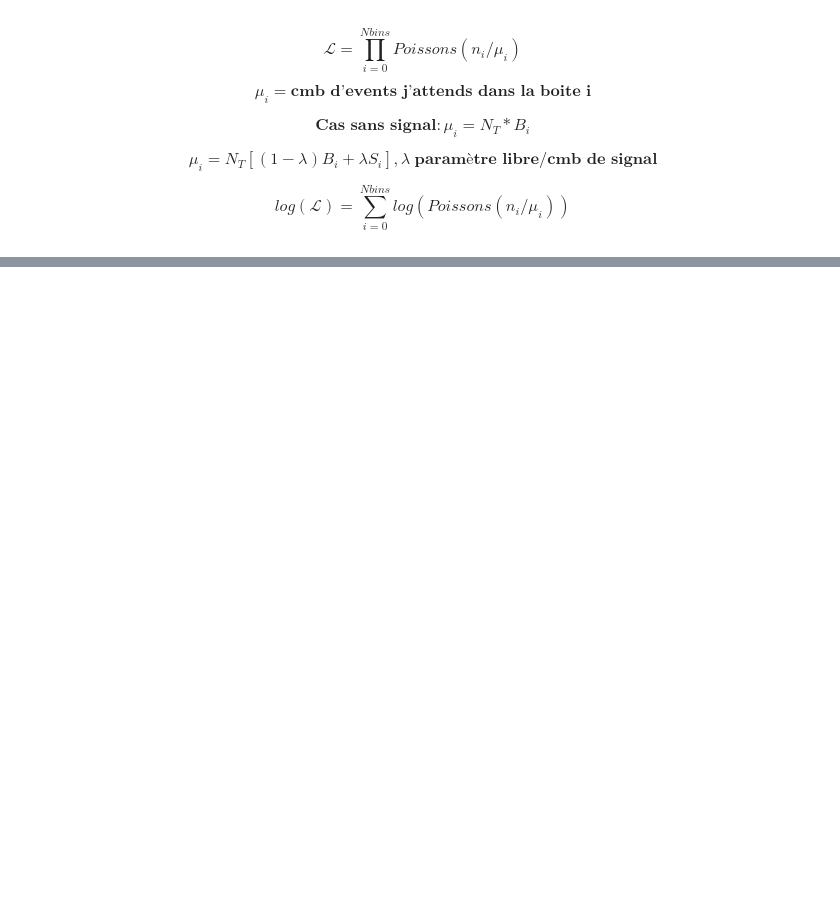
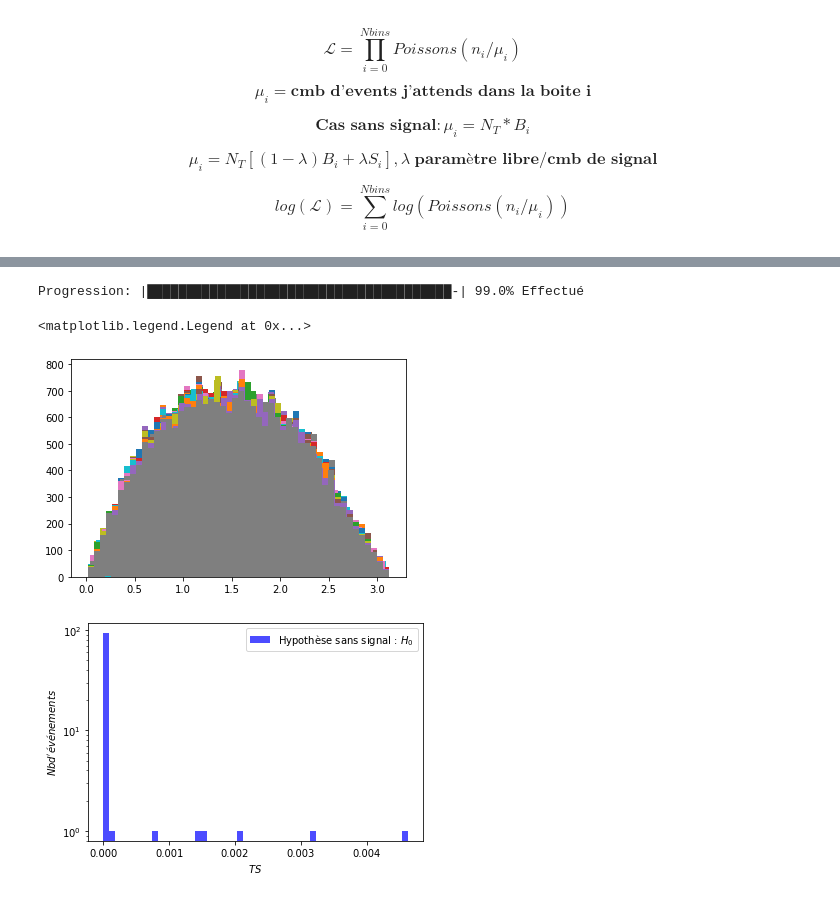
Before and after one commit to danaevld/Astroparticles, a Jupyter notebook: Stage_astroparticules.ipynb, the cells around one changed output, grey strips where cells are left out. Saved outputs shown, nothing was run; the diff lists cells and outputs as text; code cells hidden in the pictures; blank space fills up the shorter version.

```diff
--- a/Stage_astroparticules.ipynb
+++ b/Stage_astroparticules.ipynb
@@ -165,6 +179,15 @@ signal : 59543399
  backgnd : 22190
 # %% [markdown]
 $$ \textbf{Psi_test avec données} $$
+# %%
+def data(n, bg, signal, w):
+    Nb = int(n*len(bg))
+    Ns = int((1-n)*len(bg))
+    frac_bg = np.random.choice(bg, Nb)
+    frac_s = np.random.choice(signal, Ns, p = w/(np.sum(w)))
+    data = np.concatenate((frac_bg,frac_s), axis = None)
+    psi_test = plt.hist(data, bins = 50)
+    return psi_test
 # %%
 n = 0.90
 Nb = int(n*len(psi_bg))
@@ -262,0 +295,34 @@ L : [-inf -inf -inf -inf -inf -inf -inf -inf -inf -inf -inf -inf -inf -inf
+# %%
+def TS(likelihood, N, data_sig, data_bg, w):
+    TS = np.empty(N)
+    for i in range(N):
+        printProgress(i, N, prefix = 'Progression:', suffix = 'Effectué')
+        data_list = data(1, data_bg, data_sig, w) #génère un psi_test type hist
+        Nvalues = len(data_list[0])
+        lamb = np.linspace(0, 1, Nvalues)
+        bg_hist = plt.hist(psi_bg, bins = 50, density = True)
+        sig_hist = plt.hist(psi_rec, bins = 50, weights = w, density = True)
+        bg = bg_hist[0] / np.sum(bg_hist[0])
+        sig = sig_hist[0] / np.sum(sig_hist[0])
+        L = np.empty(Nvalues)
+        for k in range(Nvalues):
+            L[k] = likelihood(lamb[k], bg, sig, data_list)
+        xmin = lambda_min
+        i_min = np.where(L == np.min(L))
+        TS[i] = np.abs(2*np.log(L[i_min]/L[0]))
+    return TS
+# %%
+N2 =  np.linspace(0, 1, 100)
+TS_2 = TS(likelihood, len(N2), psi_rec, psi_bg, w)
+
+plt.figure()
+TS_100 = plt.hist(TS_2, bins = 50, color = "blue", alpha = 0.7, histtype = 'stepfilled', label ='Hypothèse sans signal : $H_0$')
+plt.yscale('log')
+plt.xlabel('$TS$')
+plt.ylabel("Nb d'événements")
+plt.legend()
+# %% [output]
+Progression: |███████████████████████████████████████-| 99.0% Effectué
+<matplotlib.legend.Legend at 0x...>
+[figure, added]
+[figure, added]
```
Also changed, not shown: parts of 16 cells of this notebook.
